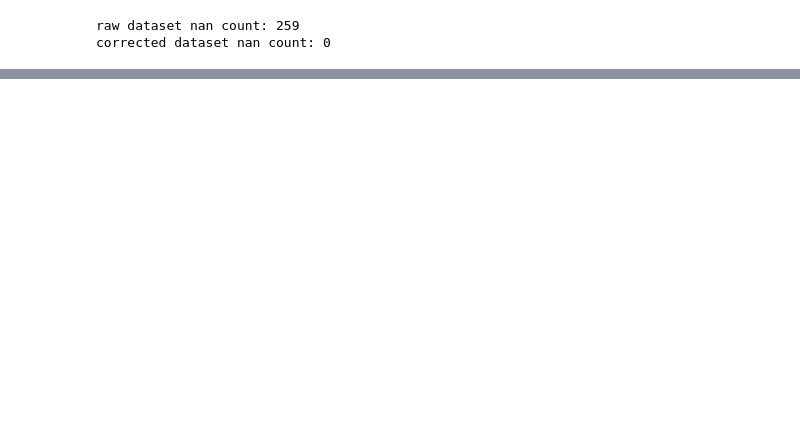
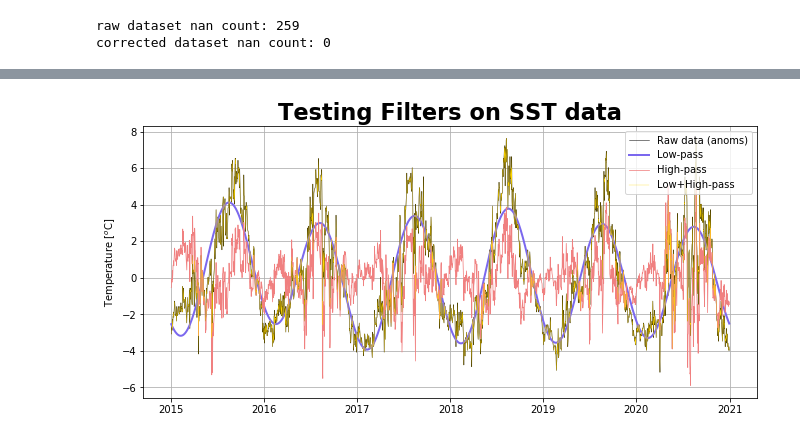
Before and after one commit to tbarbero/ATS_655, a Jupyter notebook: HW5/ATS655_HW5.ipynb, the cells around one changed output, grey strips where cells are left out. Saved outputs shown, nothing was run; the diff lists cells and outputs as text; code cells hidden in the pictures; blank space fills up the shorter version.

```diff
--- a/HW5/ATS655_HW5.ipynb
+++ b/HW5/ATS655_HW5.ipynb
@@ -67,0 +136,28 @@ plt.savefig('/Users/tyler/Desktop/SP22/ATS_655/HW5/figs/1ab.png',dpi=400,bbox_in
+# %%
+numHarm = 7 # chose from looking at power spectrum
+# low pass
+Zlow = np.copy(Z)
+Zlow[numHarm:-(numHarm-1):] = 0 # zero all frequencies except those relating to seasonal cycle
+X_lowpass = np.real(np.fft.ifft(Zlow))
+
+# remove seasonal cycle by subtracting lowpass
+X_no_sc = sst_anom - X_lowpass
+
+# high pass
+Zhigh = np.copy(Z)
+Zhigh[0:numHarm:] = 0 # zero lower frequencies
+Zhigh[-(numHarm-1)::] = 0.
+X_highpass = np.real(np.fft.ifft(Zhigh))
+# %%
+plt.figure(figsize=(11,5))
+plt.plot(time,sst_anom,color='black',linewidth=0.5,label='Raw data (anoms)')
+plt.plot(time,X_lowpass,color='mediumslateblue',label='Low-pass')
+# plt.plot(time,X_no_sc,color='mediumseagreen',label='sst - sc')
+plt.plot(time,X_highpass,color='lightcoral',linewidth=0.75,label='High-pass')
+plt.plot(time,X_highpass+X_lowpass,color='gold',linewidth=0.3,label='Low+High-pass')
+plt.legend();plt.grid()
+plt.ylabel(r'Temperature [$^o$C]')
+plt.title('Testing Filters on SST data')
+plt.savefig('/Users/tyler/Desktop/SP22/ATS_655/HW5/figs/method1_filter_test.png',dpi=400,bbox_inches='tight')
+# %% [output]
+[figure, added]
```
Also changed, not shown: parts of 36 cells of this notebook, 1 other file.
